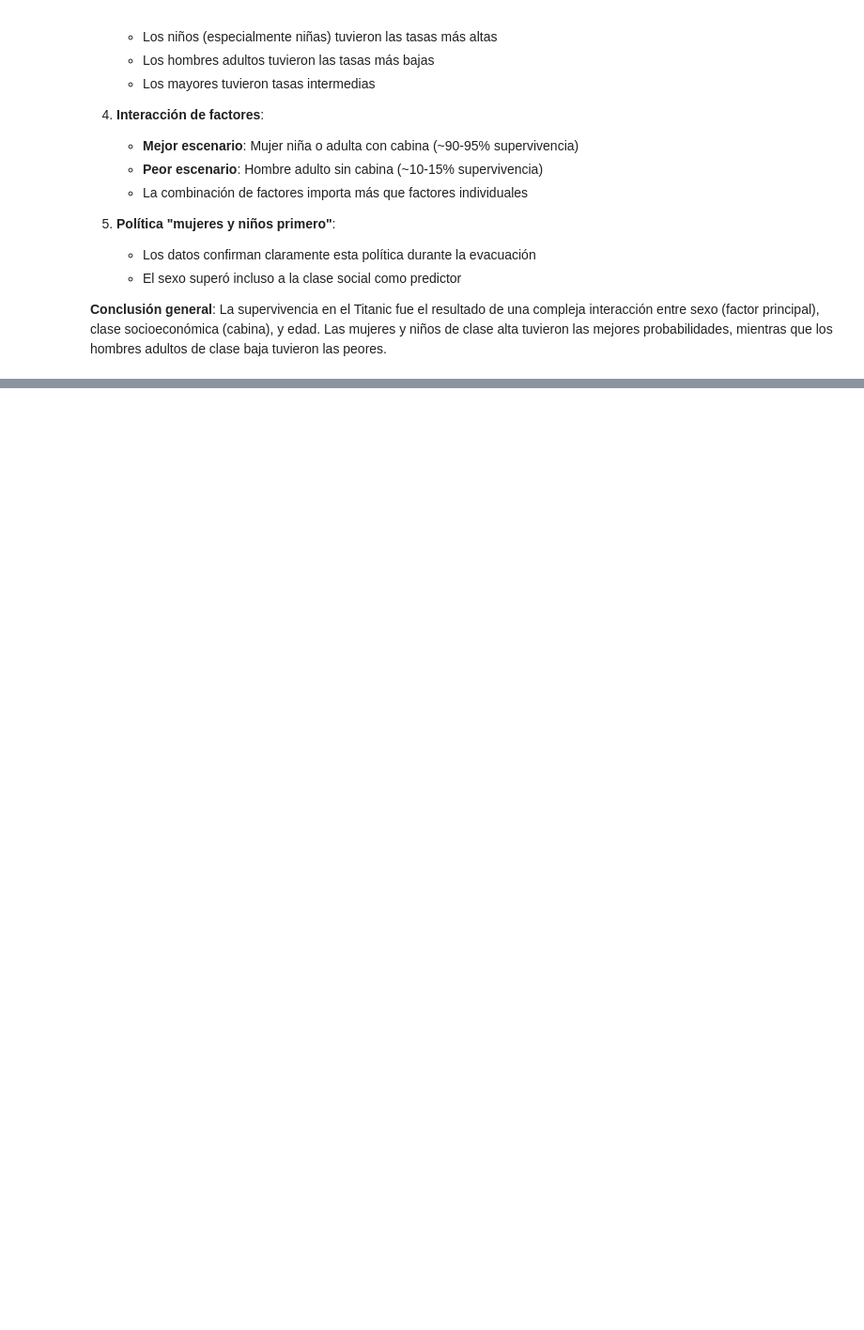
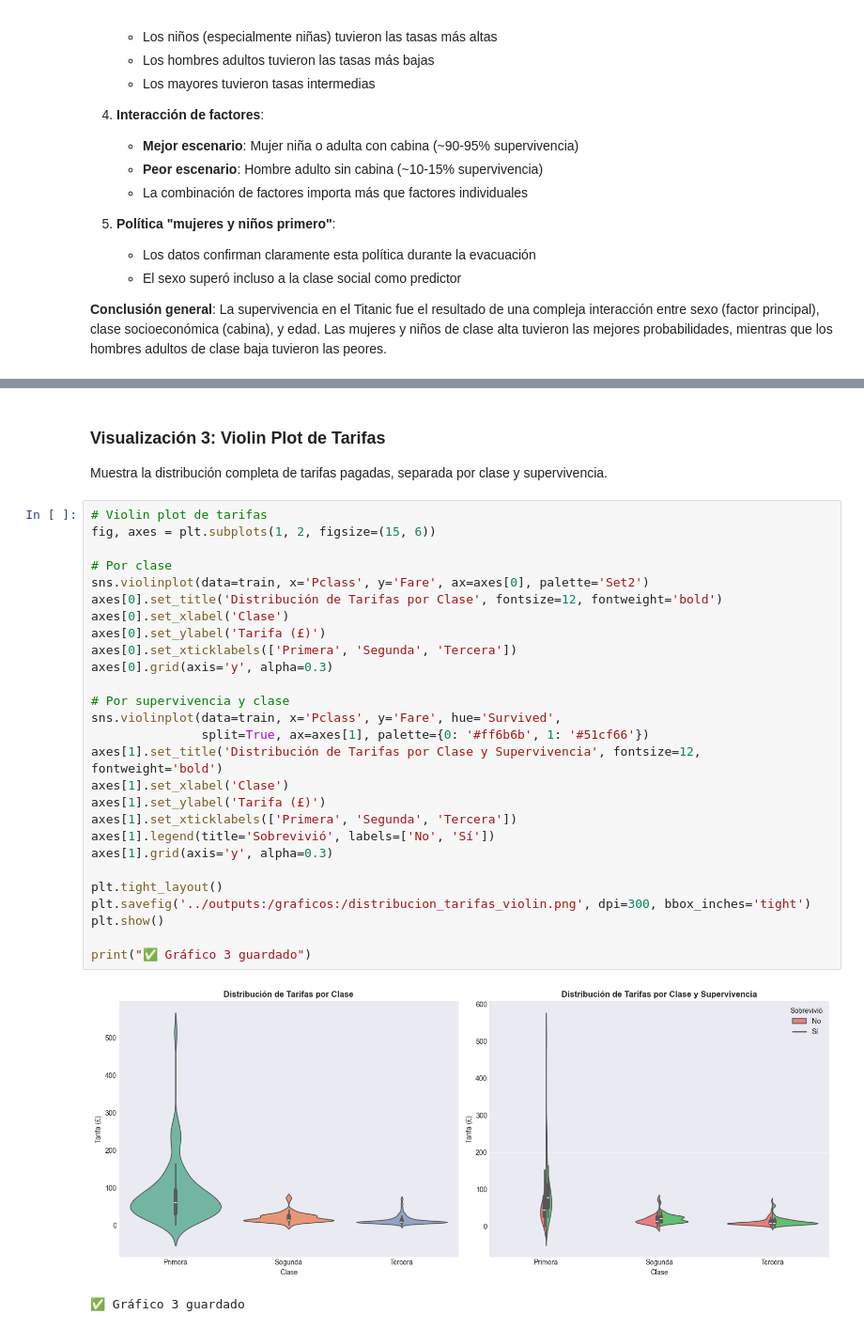
Before and after one commit to Danfezinho/taller-pandas-titanic-individual, a Jupyter notebook: notebooks:/analisis_titanic.ipynb, the cells around one changed output, grey strips where cells are left out. Shown at 94% size. Drawn from its saved outputs; the diff is of its cells as text; blank space fills up the shorter version.

```diff
--- a/notebooks:/analisis_titanic.ipynb
+++ b/notebooks:/analisis_titanic.ipynb
@@ -1566,0 +1675,34 @@ Graficos detallados guardados
+# %% [markdown]
+### Visualización 3: Violin Plot de Tarifas
+
+Muestra la distribución completa de tarifas pagadas, separada por clase y supervivencia.
+# %%
+# Violin plot de tarifas
+fig, axes = plt.subplots(1, 2, figsize=(15, 6))
+
+# Por clase
+sns.violinplot(data=train, x='Pclass', y='Fare', ax=axes[0], palette='Set2')
+axes[0].set_title('Distribución de Tarifas por Clase', fontsize=12, fontweight='bold')
+axes[0].set_xlabel('Clase')
+axes[0].set_ylabel('Tarifa (£)')
+axes[0].set_xticklabels(['Primera', 'Segunda', 'Tercera'])
+axes[0].grid(axis='y', alpha=0.3)
+
+# Por supervivencia y clase
+sns.violinplot(data=train, x='Pclass', y='Fare', hue='Survived',
+               split=True, ax=axes[1], palette={0: '#ff6b6b', 1: '#51cf66'})
+axes[1].set_title('Distribución de Tarifas por Clase y Supervivencia', fontsize=12, fontweight='bold')
+axes[1].set_xlabel('Clase')
+axes[1].set_ylabel('Tarifa (£)')
+axes[1].set_xticklabels(['Primera', 'Segunda', 'Tercera'])
+axes[1].legend(title='Sobrevivió', labels=['No', 'Sí'])
+axes[1].grid(axis='y', alpha=0.3)
+
+plt.tight_layout()
+plt.savefig('../outputs:/graficos:/distribucion_tarifas_violin.png', dpi=300, bbox_inches='tight')
+plt.show()
+
+print("✅ Gráfico 3 guardado")
+# %% [output]
+[figure, added]
+✅ Gráfico 3 guardado
```
Also changed, not shown: parts of 28 cells of this notebook, 8 other files.
